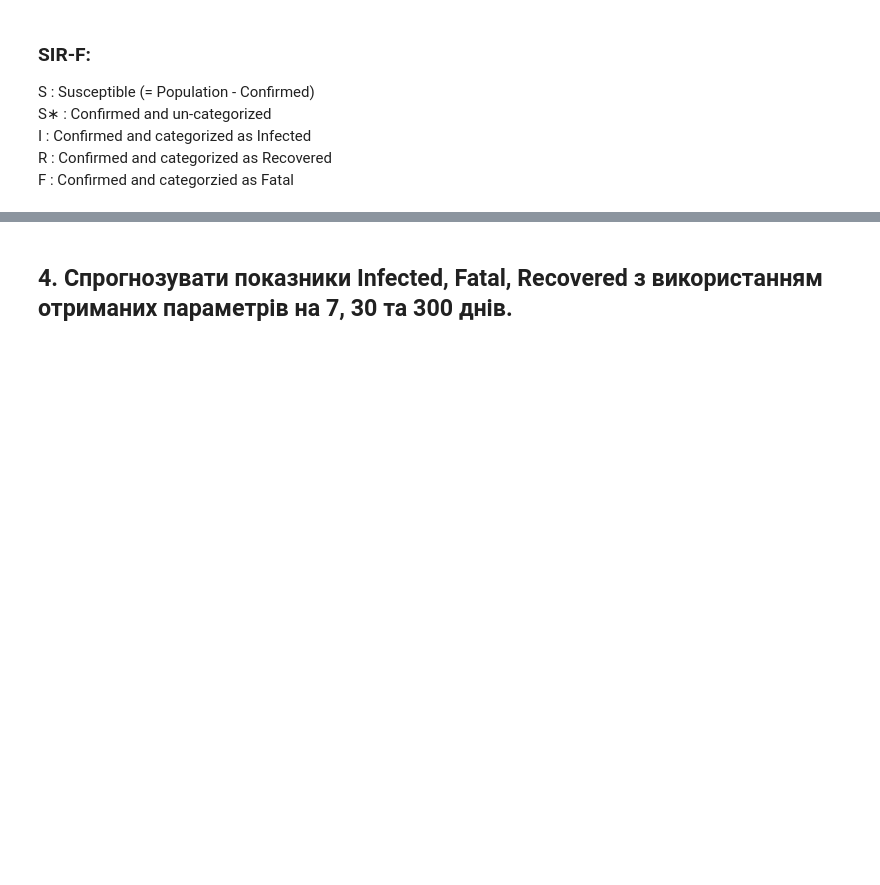
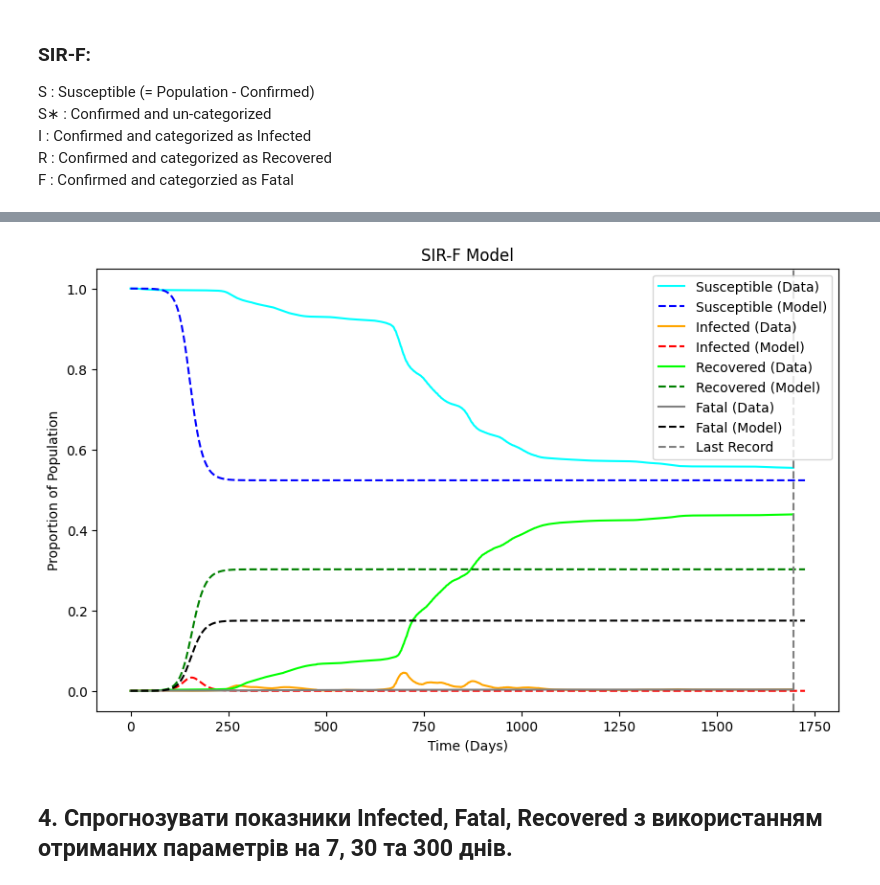
Before and after one commit to KlymentievMaksym/MathMod, a Jupyter notebook: Lab4/Covid19SIR.ipynb, the cells around one changed output, grey strips where cells are left out. Saved outputs shown, nothing was run; the diff lists cells and outputs as text; code cells hidden in the pictures; blank space fills up the shorter version.

```diff
--- a/Lab4/Covid19SIR.ipynb
+++ b/Lab4/Covid19SIR.ipynb
@@ -212,2 +245,6 @@ plt.legend()
+# %%
+sir_f(frame_attenuation_dim, start=0, rho_guess=0.3, sigma_guess=0.14, kappa_guess=0.05, days=None, show_original=True, S=True, I=True, R=True, F=True)
+# %% [output]
+[figure, added]
 # %% [markdown]
 ## 4. Спрогнозувати показники Infected, Fatal, Recovered  з використанням отриманих параметрів на 7, 30 та 300 днів.
```
Also changed, not shown: parts of 14 cells of this notebook.
